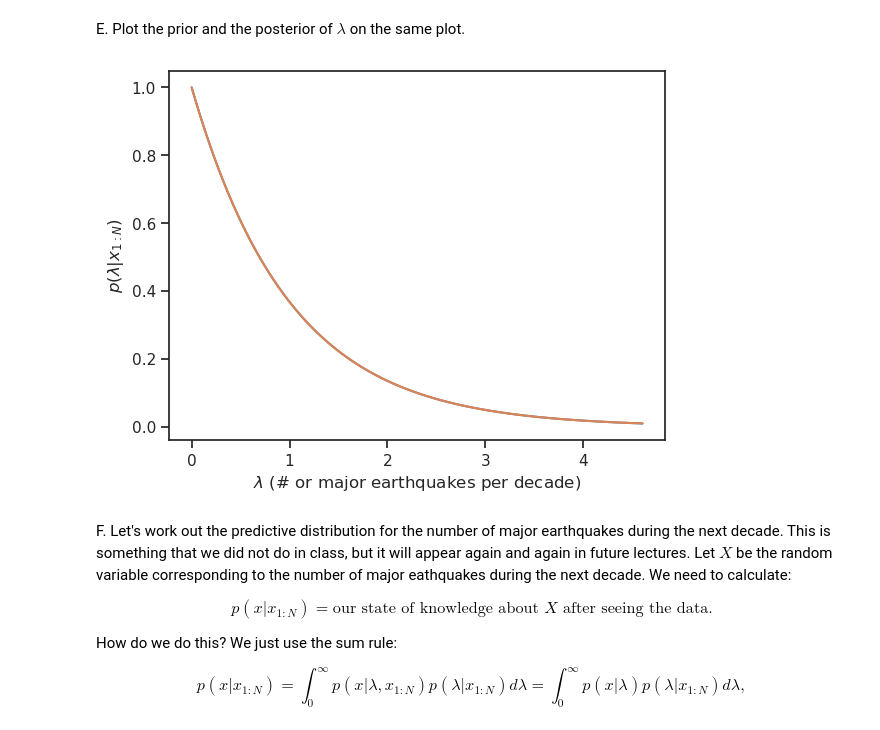
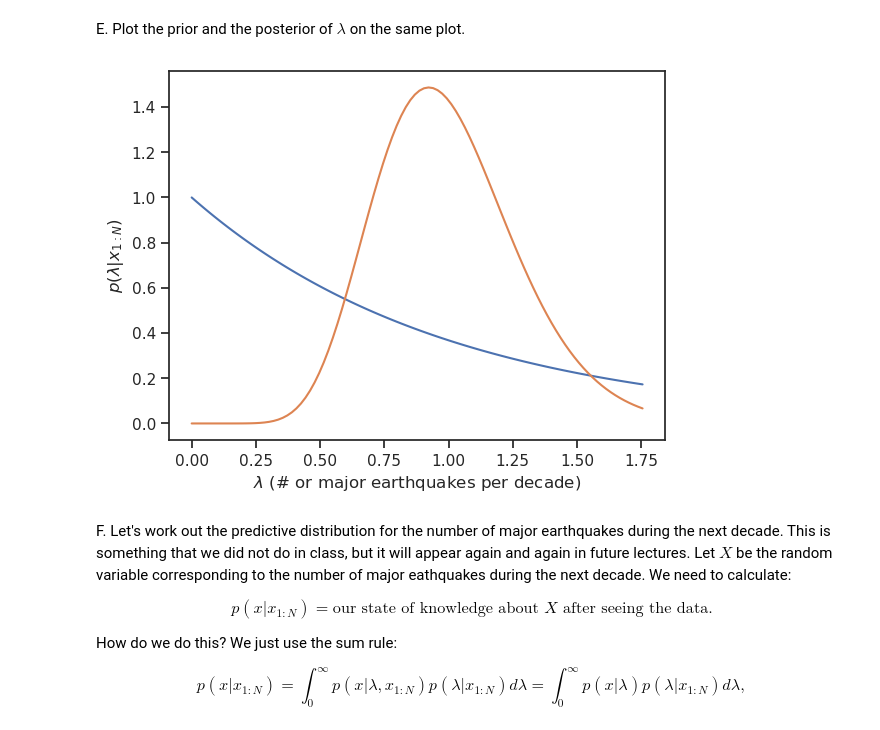
Before and after one commit to zeligerstav/data-analytics-se, a Jupyter notebook: lecturebook/homework/homework-03.ipynb, the cells around one changed output. Drawn from its saved outputs; the diff is of its cells as text; code cells hidden in the pictures.

```diff
--- a/lecturebook/homework/homework-03.ipynb
+++ b/lecturebook/homework/homework-03.ipynb
@@ -496,21 +581,21 @@ As a sanity check, look at the wikipedia page for [conjugate priors](https://en.
 E. Plot the prior and the posterior of $\lambda$ on the same plot.
 # %%
 # Your expression for alpha posterior here:
-alpha_post = 1.0
+alpha_post = alpha + np.sum(eq_data.shape[0])
 # Your expression for beta posterior here:
-beta_post = 1.0
+beta_post = beta + 12
 # The posterior
 lambda_post = st.gamma(alpha_post, scale=1.0 / beta_post)
 
 # Plot it
 lambdas = np.linspace(0, lambda_post.ppf(0.99), 100)
 fig, ax = plt.subplots()
 ax.plot(lambdas, lambda_prior.pdf(lambdas))
 ax.plot(lambdas, lambda_post.pdf(lambdas))
 ax.set_xlabel('$\lambda$ (# or major earthquakes per decade)')
 ax.set_ylabel('$p(\lambda|x_{1:N})$');
 # %% [output]
-[figure, old version]
+[figure, new version]
 # %% [markdown]
 F. Let's work out the predictive distribution for the number of major earthquakes during the next decade.
 This is something that we did not do in class, but it will appear again and again in future lectures.
```
Also changed, not shown: parts of 12 cells of this notebook, 1 other file.
